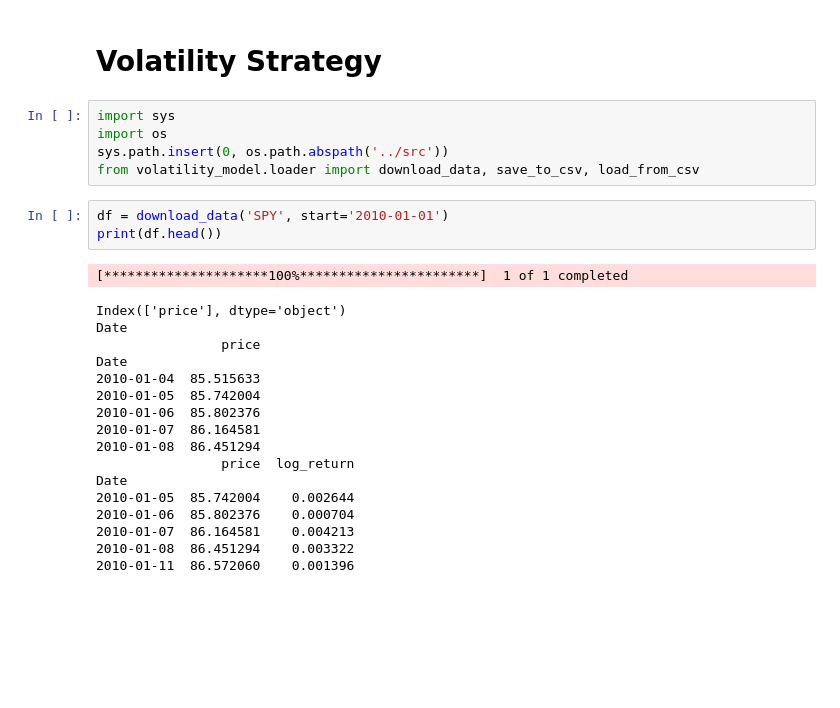
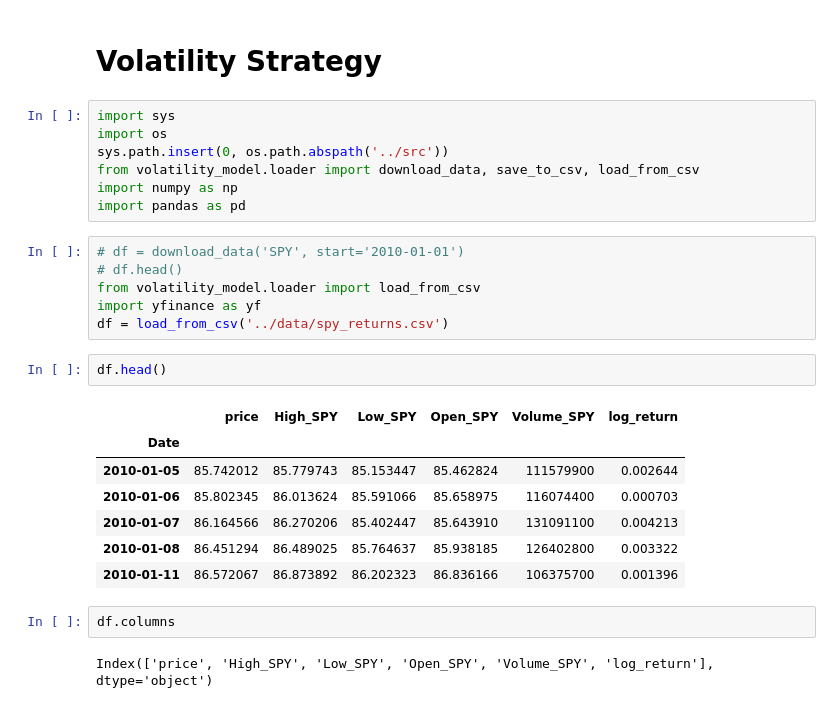
Before and after one commit to aadideshpande/garch-volatility-strategy, a Jupyter notebook: notebooks/volatility_strategy.ipynb, the cells around one changed output. Saved outputs shown, nothing was run; the diff lists cells and outputs as text; blank space fills up the shorter version.

```diff
--- a/notebooks/volatility_strategy.ipynb
+++ b/notebooks/volatility_strategy.ipynb
@@ -5,27 +5,28 @@ import sys
 import os
 sys.path.insert(0, os.path.abspath('../src'))
 from volatility_model.loader import download_data, save_to_csv, load_from_csv
+import numpy as np
+import pandas as pd
 # %%
-df = download_data('SPY', start='2010-01-01')
-print(df.head())
+# df = download_data('SPY', start='2010-01-01')
+# df.head()
+from volatility_model.loader import load_from_csv
+import yfinance as yf
+df = load_from_csv('../data/spy_returns.csv')
-# %% [output]
-[*********************100%***********************]  1 of 1 completed
-Index(['price'], dtype='object')
-Date
-                price
-Date
-2010-01-04  85.515633
-2010-01-05  85.742004
-2010-01-06  85.802376
-2010-01-07  86.164581
-2010-01-08  86.451294
-                price  log_return
-Date
-2010-01-05  85.742004    0.002644
-2010-01-06  85.802376    0.000704
-2010-01-07  86.164581    0.004213
-2010-01-08  86.451294    0.003322
-2010-01-11  86.572060    0.001396
+# %%
+df.head()
+# %% [output]
+|  | price | High_SPY | Low_SPY | Open_SPY | Volume_SPY | log_return |
+| Date |  |  |  |  |  |  |
+| 2010-01-05 | 85.742012 | 85.779743 | 85.153447 | 85.462824 | 111579900 | 0.002644 |
+| 2010-01-06 | 85.802345 | 86.013624 | 85.591066 | 85.658975 | 116074400 | 0.000703 |
+| 2010-01-07 | 86.164566 | 86.270206 | 85.402447 | 85.643910 | 131091100 | 0.004213 |
+| 2010-01-08 | 86.451294 | 86.489025 | 85.764637 | 85.938185 | 126402800 | 0.003322 |
+| 2010-01-11 | 86.572067 | 86.873892 | 86.202323 | 86.836166 | 106375700 | 0.001396 |
+# %%
+df.columns
+# %% [output]
+Index(['price', 'High_SPY', 'Low_SPY', 'Open_SPY', 'Volume_SPY', 'log_return'], dtype='object')
 # %%
 import matplotlib.pyplot as plt
 
```
Also changed, not shown: parts of 8 cells of this notebook, 5 other files.
